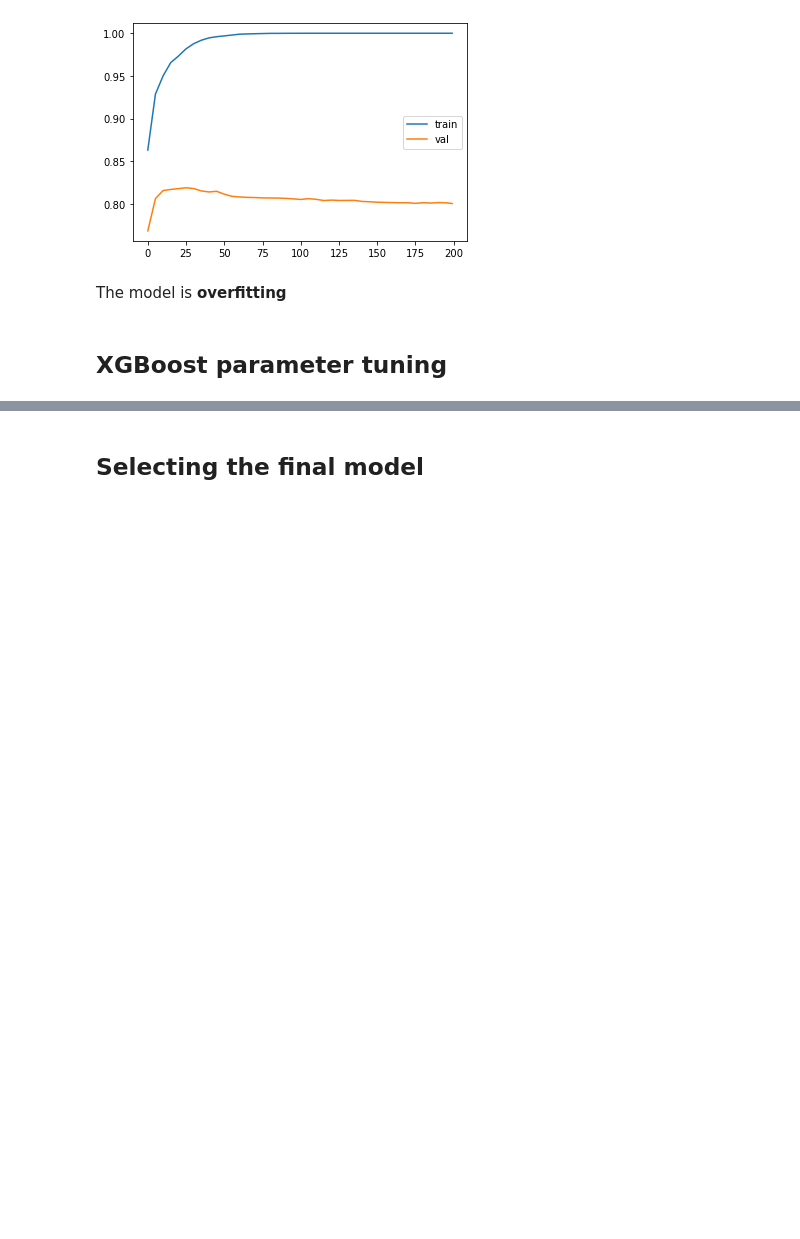
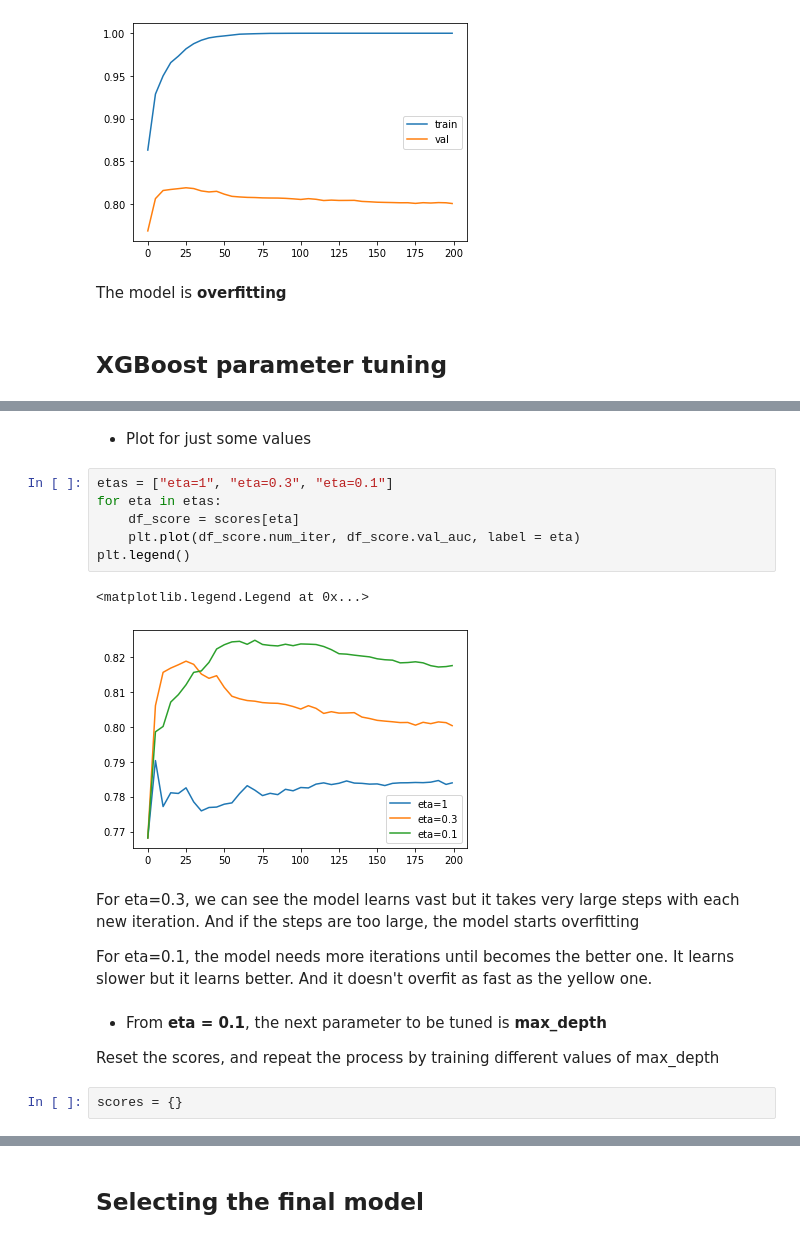
Before and after one commit to filipebodas/ml_zoomcamp, a Jupyter notebook: 06_trees/credit_risk_scoring.ipynb, the cells around one changed output, grey strips where cells are left out. Cells and saved outputs as stored; diff of their text form; blank space fills up the shorter version.

```diff
--- a/06_trees/credit_risk_scoring.ipynb
+++ b/06_trees/credit_risk_scoring.ipynb
@@ -1211,0 +1264,21 @@ The model is **overfitting**
+# %% [markdown]
+- Plot for just some values
+# %%
+etas = ["eta=1", "eta=0.3", "eta=0.1"]
+for eta in etas:
+    df_score = scores[eta]
+    plt.plot(df_score.num_iter, df_score.val_auc, label = eta)
+plt.legend()
+# %% [output]
+<matplotlib.legend.Legend at 0x...>
+[figure, added]
+# %% [markdown]
+For eta=0.3, we can see the model learns vast but it takes very large steps with each new iteration. And if the steps are too large, the model starts overfitting
+
+For eta=0.1, the model needs more iterations until becomes the better one. It learns slower but it learns better. And it doesn't overfit as fast as the yellow one.
+# %% [markdown]
+- From **eta = 0.1**, the next parameter to be tuned is **max_depth**
+
+Reset the scores, and repeat the process by training different values of max_depth
+# %%
+scores = {}
```
Also changed, not shown: parts of 57 cells of this notebook.
